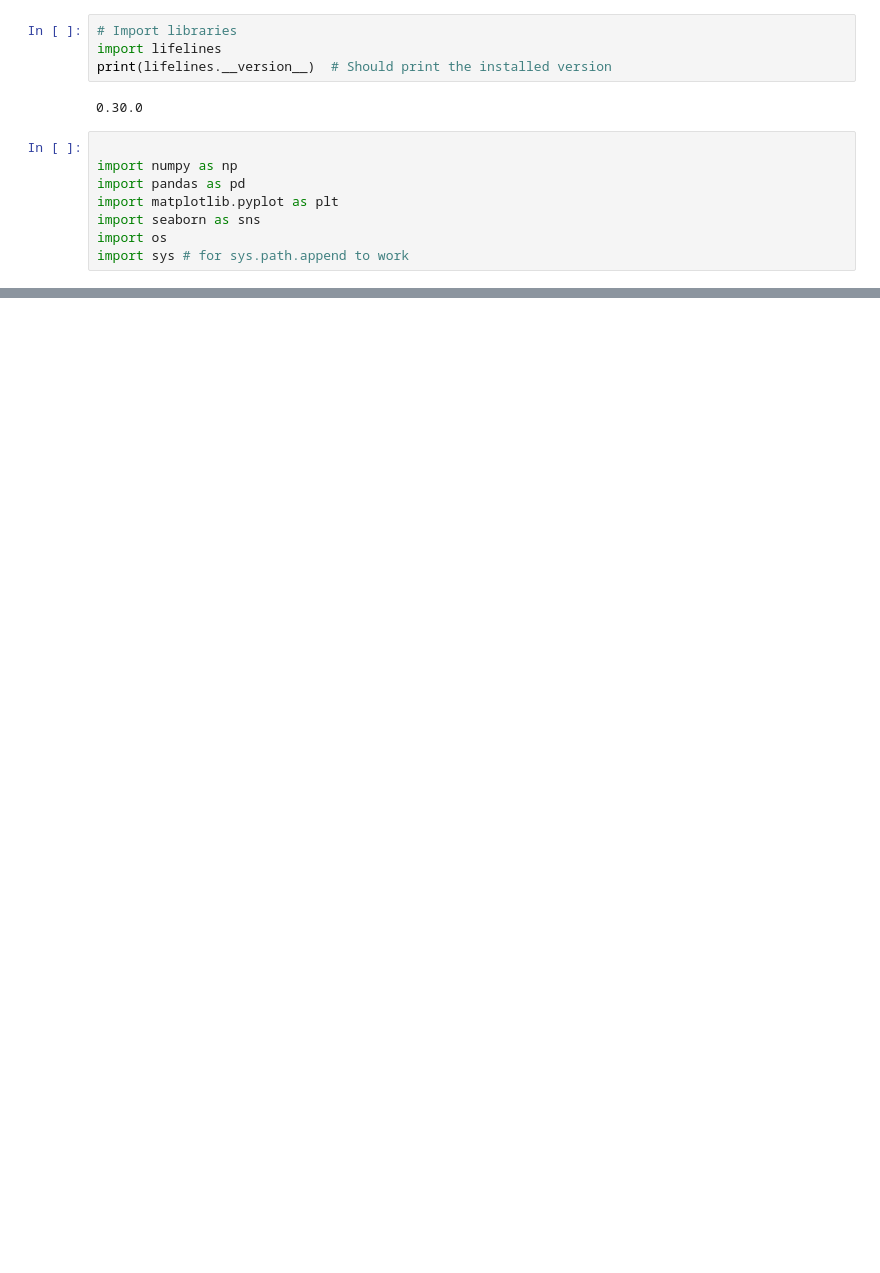
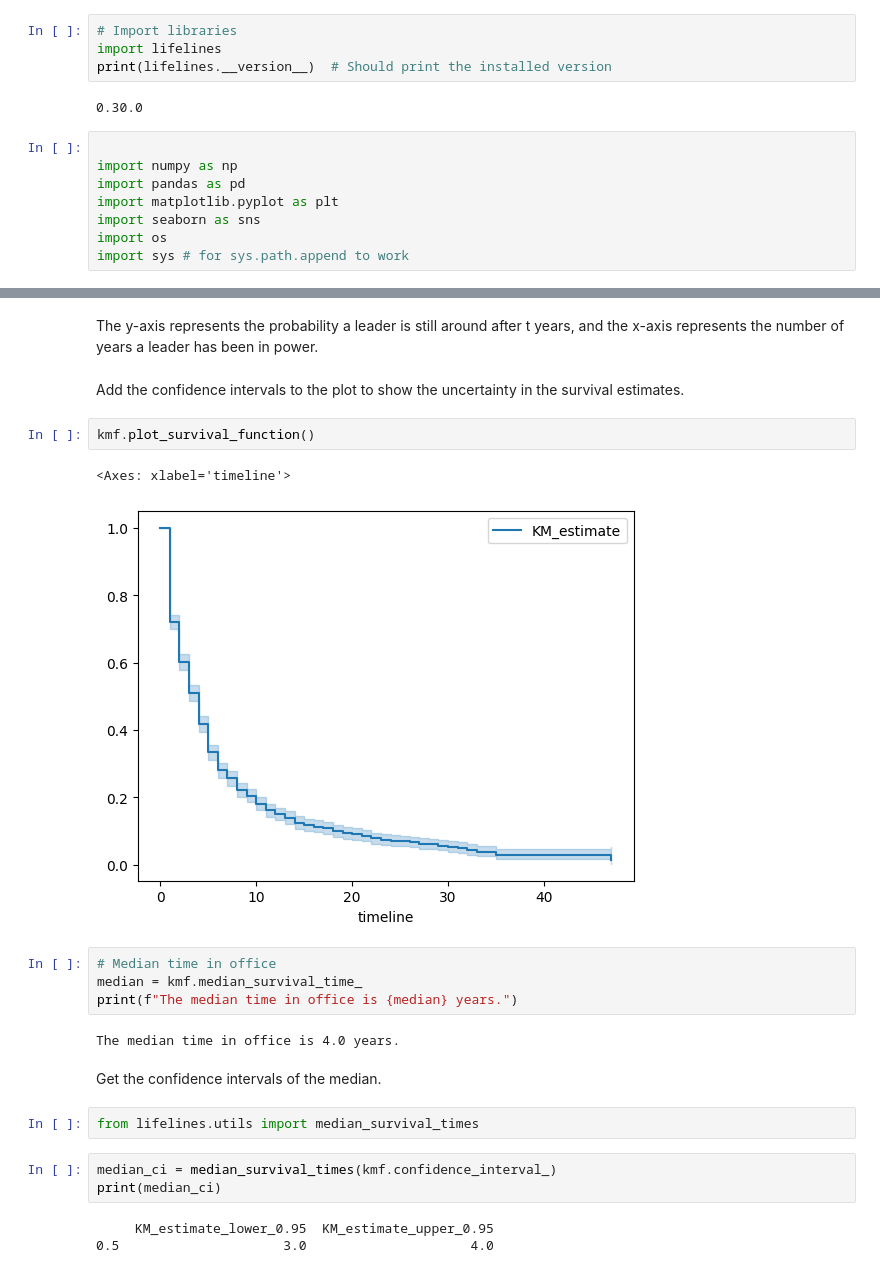
Before and after one commit to davidzhao1015/survival-analysis-case-example, a Jupyter notebook: survival-analysis-reproduce.ipynb, the cells around one changed output, grey strips where cells are left out. Drawn from its saved outputs; the diff is of its cells as text; blank space fills up the shorter version.

```diff
--- a/survival-analysis-reproduce.ipynb
+++ b/survival-analysis-reproduce.ipynb
@@ -53,0 +103,25 @@ import sys # for sys.path.append to work
+# %% [markdown]
+The y-axis represents the probability a leader is still around after t years, and the x-axis represents the number of years a leader has been in power.
+# %% [markdown]
+Add the confidence intervals to the plot to show the uncertainty in the survival estimates.
+# %%
+kmf.plot_survival_function()
+# %% [output]
+<Axes: xlabel='timeline'>
+[figure, added]
+# %%
+# Median time in office
+median = kmf.median_survival_time_
+print(f"The median time in office is {median} years.")
+# %% [output]
+The median time in office is 4.0 years.
+# %% [markdown]
+Get the confidence intervals of the median.
+# %%
+from lifelines.utils import median_survival_times
+# %%
+median_ci = median_survival_times(kmf.confidence_interval_)
+print(median_ci)
+# %% [output]
+     KM_estimate_lower_0.95  KM_estimate_upper_0.95
+0.5                     3.0                     4.0
```
Also changed, not shown: parts of 18 cells of this notebook.
